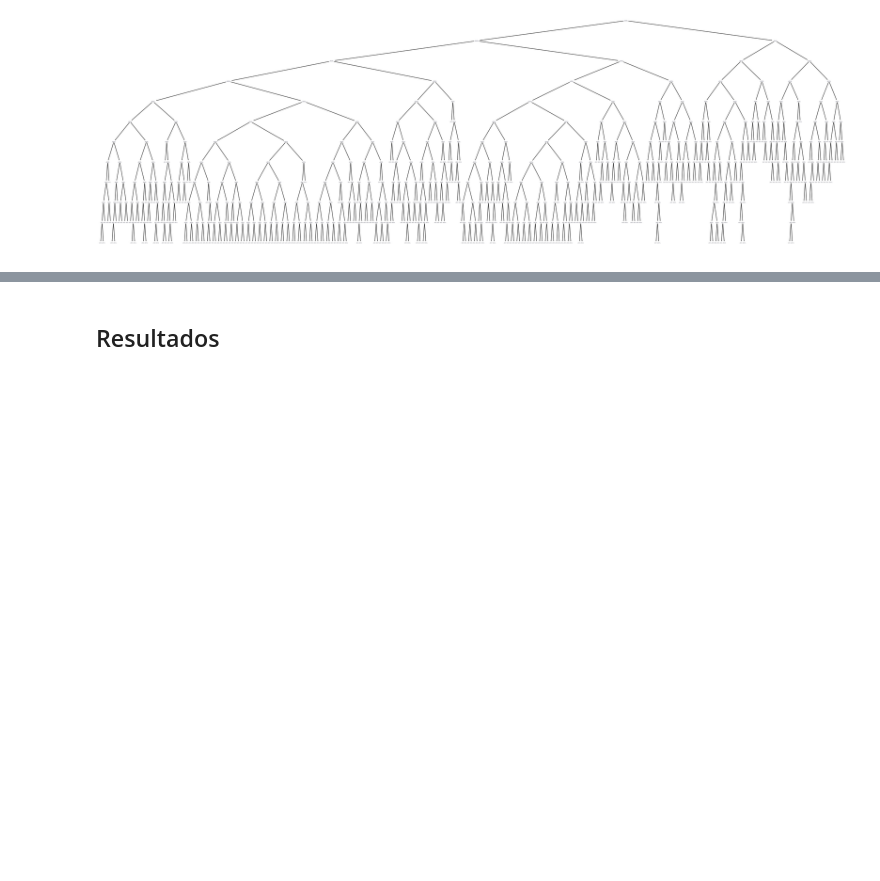
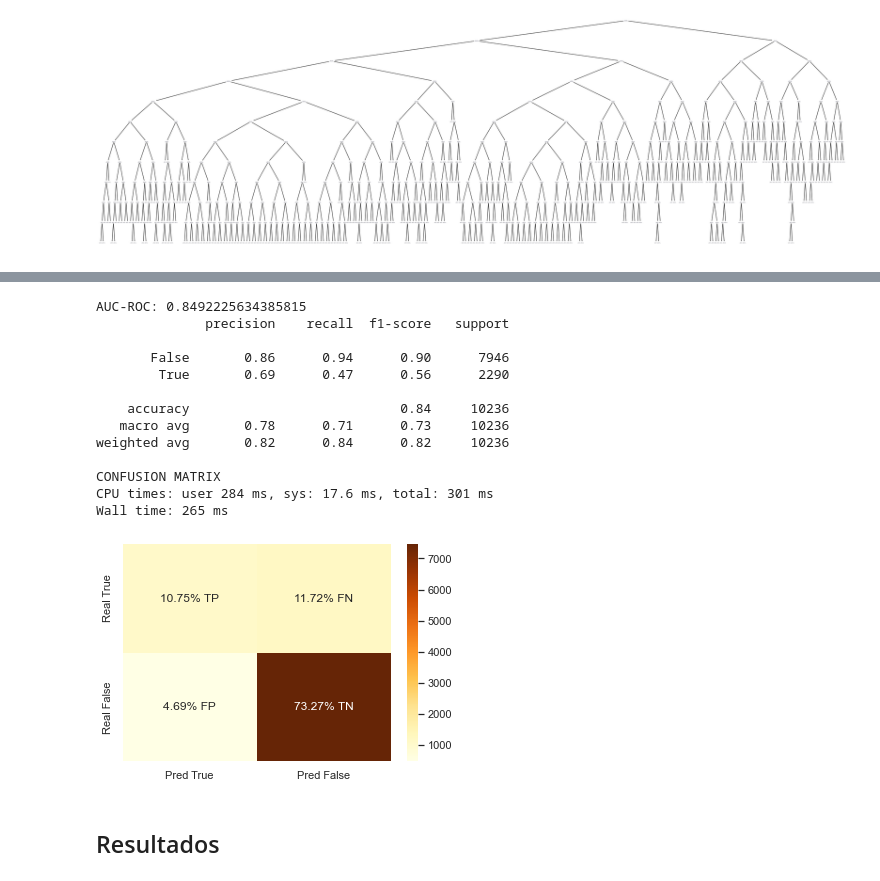
Before and after one commit to NicolasEzequielZulaicaRivera/OD_TPS, a Jupyter notebook: TP2/arbol.ipynb, the cells around one changed output, grey strips where cells are left out. Saved outputs shown, nothing was run; the diff lists cells and outputs as text; code cells hidden in the pictures; blank space fills up the shorter version.

```diff
--- a/TP2/arbol.ipynb
+++ b/TP2/arbol.ipynb
@@ -237,0 +302,20 @@ predictions = predictions.append( pdf )
+# %%
+%%time
+pred = arbol_ohe.predict(val_feat_ohe)
+prob = arbol_ohe.predict_proba(val_feat_ohe)
+score(val_targ_ohe,pred, prob[:,1])
+# %% [output]
+AUC-ROC: 0.8492225634385815
+              precision    recall  f1-score   support
+
+       False       0.86      0.94      0.90      7946
+        True       0.69      0.47      0.56      2290
+
+    accuracy                           0.84     10236
+   macro avg       0.78      0.71      0.73     10236
+weighted avg       0.82      0.84      0.82     10236
+
+CONFUSION MATRIX
+CPU times: user 284 ms, sys: 17.6 ms, total: 301 ms
+Wall time: 265 ms
+[figure, added]
```
Also changed, not shown: parts of 24 cells of this notebook, 4 other files.
